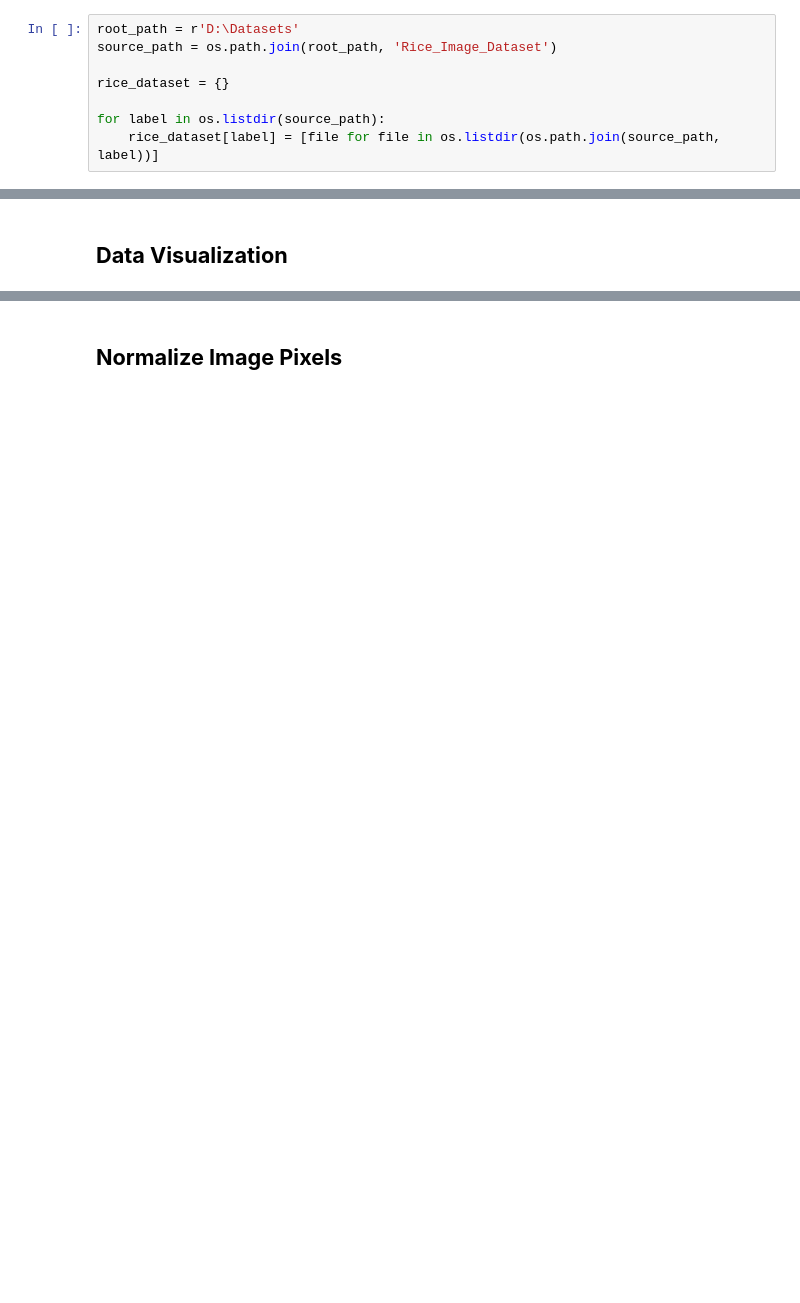
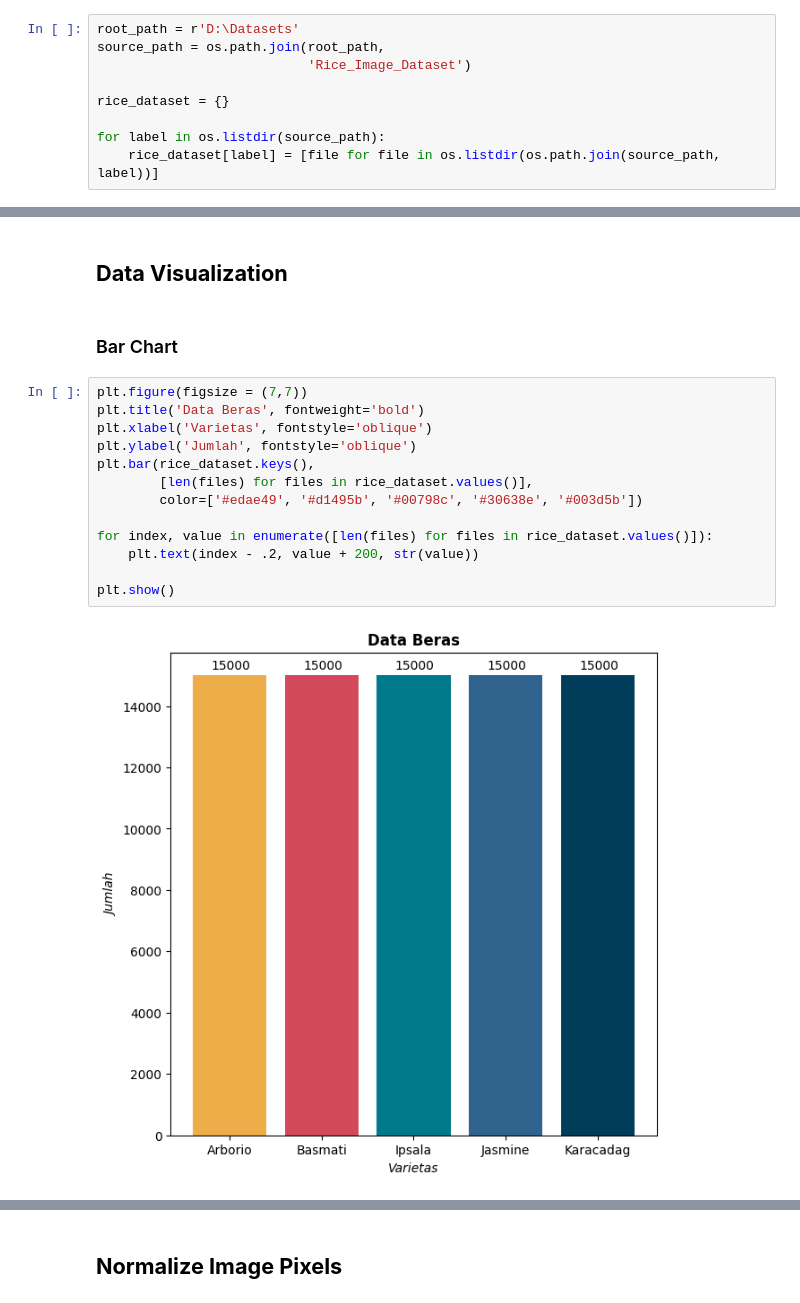
Before and after one commit to TjengIvanCahyadi/proyek-akhir-kecerdasan-buatan, a Jupyter notebook: klasifikasi_jenis_beras.ipynb, the cells around one changed output, grey strips where cells are left out. Cells and saved outputs as stored; diff of their text form; blank space fills up the shorter version.

Commit message:
Add files via upload
Update EDA dan Data Visualization

```diff
--- a/klasifikasi_jenis_beras.ipynb
+++ b/klasifikasi_jenis_beras.ipynb
@@ -13,7 +14,8 @@ import magic
 ## **Exploratory Data Analysis**
 # %%
 root_path = r'D:\Datasets'
-source_path = os.path.join(root_path, 'Rice_Image_Dataset')
+source_path = os.path.join(root_path,
+                           'Rice_Image_Dataset')
 
 rice_dataset = {}
 
@@ -54,2 +62,19 @@ Image Resolution: 250x250
 # %% [markdown]
 ## **Data Visualization**
+# %% [markdown]
+### Bar Chart
+# %%
+plt.figure(figsize = (7,7))
+plt.title('Data Beras', fontweight='bold')
+plt.xlabel('Varietas', fontstyle='oblique')
+plt.ylabel('Jumlah', fontstyle='oblique')
+plt.bar(rice_dataset.keys(),
+        [len(files) for files in rice_dataset.values()],
+        color=['#edae49', '#d1495b', '#00798c', '#30638e', '#003d5b'])
+
+for index, value in enumerate([len(files) for files in rice_dataset.values()]):
+    plt.text(index - .2, value + 200, str(value))
+
+plt.show()
+# %% [output]
+[figure, added]
```
Also changed, not shown: parts of 14 cells of this notebook.
